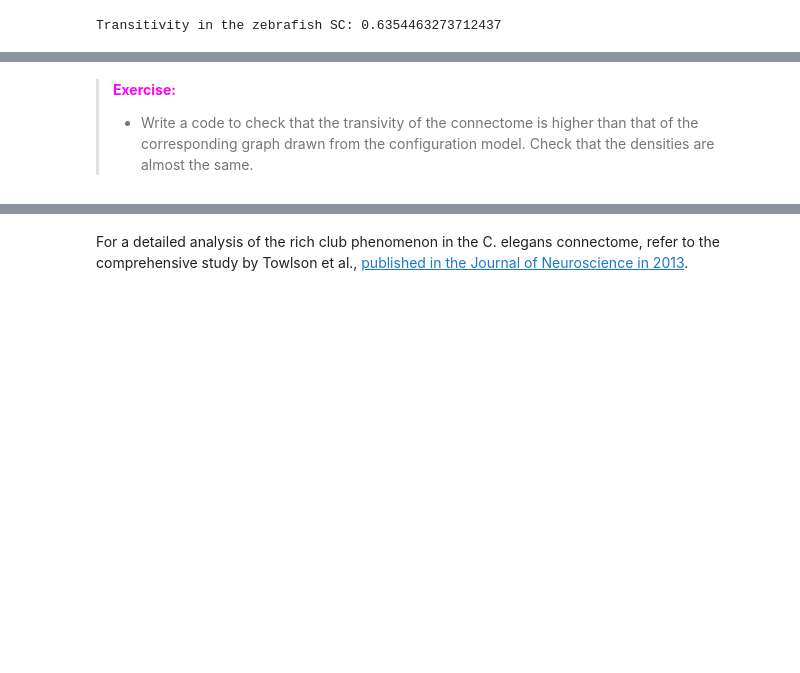
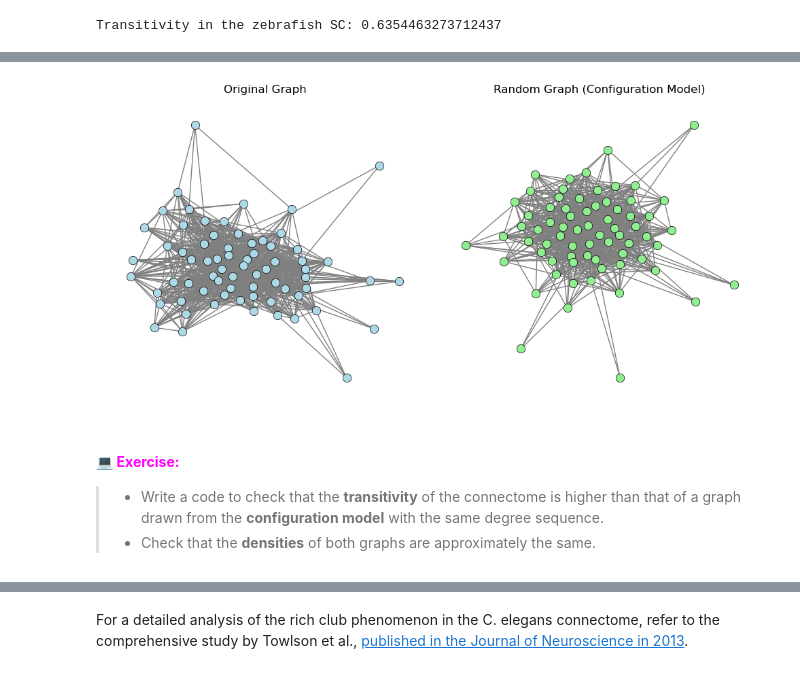
Before and after one commit to pdesrosiers/brain-connectivity-and-dynamics, a Jupyter notebook: notebooks/structural_functional_connectivity_tutorial.ipynb, the cells around one changed output, grey strips where cells are left out. Cells and saved outputs as stored; diff of their text form; code cells hidden in the pictures; blank space fills up the shorter version.

```diff
--- a/notebooks/structural_functional_connectivity_tutorial.ipynb
+++ b/notebooks/structural_functional_connectivity_tutorial.ipynb
@@ -1032,4 +1204,35 @@ plt.show()
+# %%
+# Generate a random graph with the same degree sequence
+degree_sequence = [d for n, d in G.degree()]
+random_graph = nx.configuration_model(degree_sequence)
+
+# Convert to simple graph (removes parallel edges and self-loops)
+random_graph = nx.Graph(random_graph)
+random_graph.remove_edges_from(nx.selfloop_edges(random_graph))
+
+# Create independent layouts
+pos_G = nx.spring_layout(G, seed=42)
+pos_R = nx.spring_layout(random_graph, seed=24)
+
+# Create figure
+fig, axes = plt.subplots(1, 2, figsize=(10, 5))
+
+# Plot original graph
+nx.draw(G, pos_G, ax=axes[0], node_color='lightblue', edge_color='gray',
+        with_labels=False, node_size=80, edgecolors='black', linewidths=0.5)
+axes[0].set_title("Original Graph")
+
+# Plot randomized graph
+nx.draw(random_graph, pos_R, ax=axes[1], node_color='lightgreen', edge_color='gray',
+        with_labels=False, node_size=80, edgecolors='black', linewidths=0.5)
+axes[1].set_title("Random Graph (Configuration Model)")
+
+plt.tight_layout()
+plt.show()
+# %% [output]
+[figure, added]
 # %% [markdown]
-><font color="magenta"> **Exercise:** </font>
->
-> - Write a code to check that the transivity of the connectome is higher than that of the corresponding graph drawn from the configuration model. Check that the densities are almost the same.
+<h4><font color="magenta">💻 <strong>Exercise:</strong></font></h4>
+
+> - Write a code to check that the **transitivity** of the connectome is higher than that of a graph drawn from the **configuration model** with the same degree sequence.
+> - Check that the **densities** of both graphs are approximately the same.
```
Also changed, not shown: parts of 62 cells of this notebook, 3 other files.
